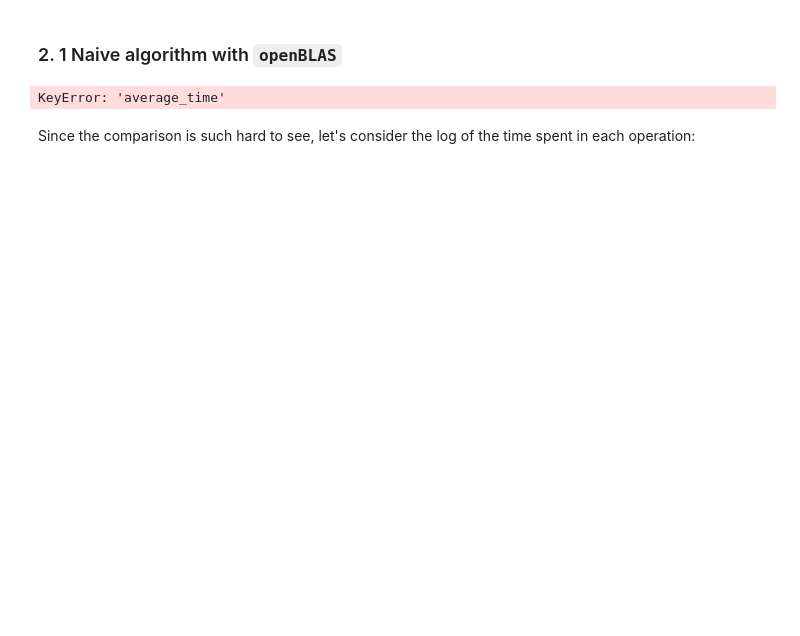
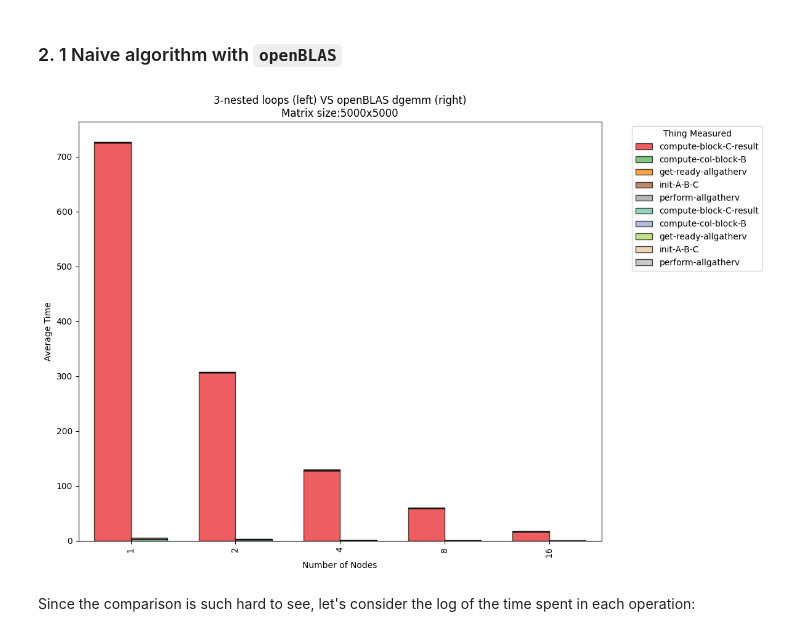
Before and after one commit to IsacPasianotto/Parallel-Programming-HPC, a Jupyter notebook: mat-mat-mul/plots/plot-maker.ipynb, the cells around one changed output. Drawn from its saved outputs; the diff is of its cells as text; code cells hidden in the pictures; blank space fills up the shorter version.

```diff
--- a/mat-mat-mul/plots/plot-maker.ipynb
+++ b/mat-mat-mul/plots/plot-maker.ipynb
@@ -109,26 +131,26 @@ plt.show()
 # %%
 # Create DataFrames
 df_naive = pd.DataFrame(extracted)
 df_openblas = pd.DataFrame(extracted_blas)
 
 # Pivot the DataFrames to have 'thing-measured' as columns
-pivot_df_naive = df_naive.pivot(index='number-of-nodes', columns='thing-measured', values='average_time')
-pivot_df_openblas = df_openblas.pivot(index='number-of-nodes', columns='thing-measured', values='average_time')
+pivot_df_naive = df_naive.pivot(index='number-of-nodes', columns='thing-measured', values='average_times_number_of_nodes')
+pivot_df_openblas = df_openblas.pivot(index='number-of-nodes', columns='thing-measured', values='average_times_number_of_nodes')
 
 # Plotting
 fig, ax = plt.subplots(1, 1, figsize=(12, 8))
 pivot_df_naive.plot(kind='bar', stacked=True, ax=ax, width=0.35, position=1, colormap='Set1', alpha=0.7, edgecolor='black')
 pivot_df_openblas.plot(kind='bar', stacked=True, ax=ax, width=0.35, position=0, colormap='Set2', legend=None, alpha=0.7, edgecolor='black')
 
 plt.xlim(-0.5,4.5)
 plt.xlabel('Number of Nodes')
 plt.ylabel('Average Time')
-plt.title('Stacked Bar Chart of Average Time by Number of Nodes (Naive vs OpenBLAS)')
+plt.title('3-nested loops (left) VS openBLAS dgemm (right)\nMatrix size:5000x5000')
 plt.legend(title='Thing Measured', bbox_to_anchor=(1.05, 1), loc='upper left')
 plt.tight_layout()
 plt.show()
 # %% [output]
-KeyError: 'average_time'
+[figure, added]
 # %% [markdown]
 Since the comparison is such hard to see, let's consider the log of the time spent in each operation:
 # %%
```
Also changed, not shown: parts of 20 cells of this notebook, 10 other files.
